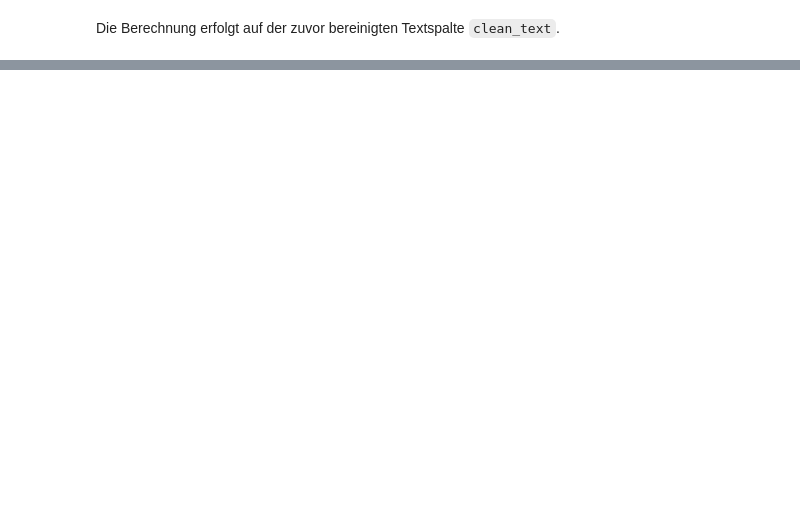
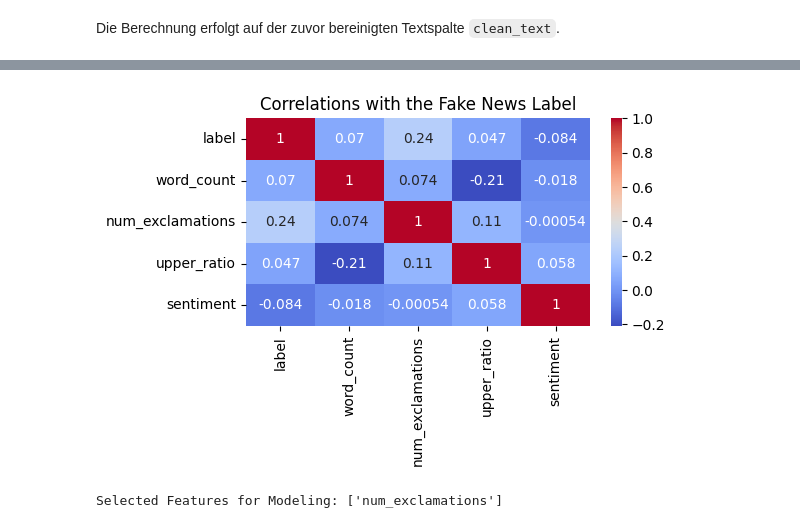
Before and after one commit to Dilan123456/Python_Basiscs_FakeNews_Classification, a Jupyter notebook: FakeNewsDetection_RF_TFIDF_v1.0.ipynb, the cells around one changed output, grey strips where cells are left out. Cells and saved outputs as stored; diff of their text form; code cells hidden in the pictures; blank space fills up the shorter version.

```diff
--- a/FakeNewsDetection_RF_TFIDF_v1.0.ipynb
+++ b/FakeNewsDetection_RF_TFIDF_v1.0.ipynb
@@ -1155,0 +411,22 @@ Mit weiteren Features oder Feintuning (z. B. BERT-Feinabstimmung) könnte die
+# %%
+# Create a feature DataFrame including the label
+feature_df = combined_df[["label", "word_count", "num_exclamations", "upper_ratio", "sentiment"]]
+
+# Compute correlation matrix
+corr_matrix = feature_df.corr()
+
+# Visualize correlations with a heatmap
+plt.figure(figsize=(6, 4))
+sns.heatmap(corr_matrix, annot=True, cmap="coolwarm")
+plt.title("Correlations with the Fake News Label")
+plt.tight_layout()
+plt.show()
+
+# Select features with absolute correlation > 0.1
+correlated_features = corr_matrix["label"].drop("label").abs()
+selected_features = correlated_features[correlated_features > 0.1].index.tolist()
+
+print("Selected Features for Modeling:", selected_features)
+# %% [output]
+[figure, added]
+Selected Features for Modeling: ['num_exclamations']
```
Also changed, not shown: parts of 158 cells of this notebook.
